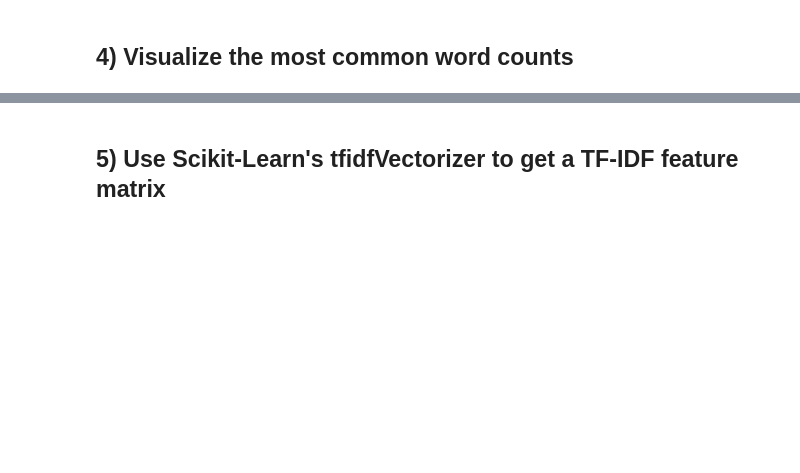
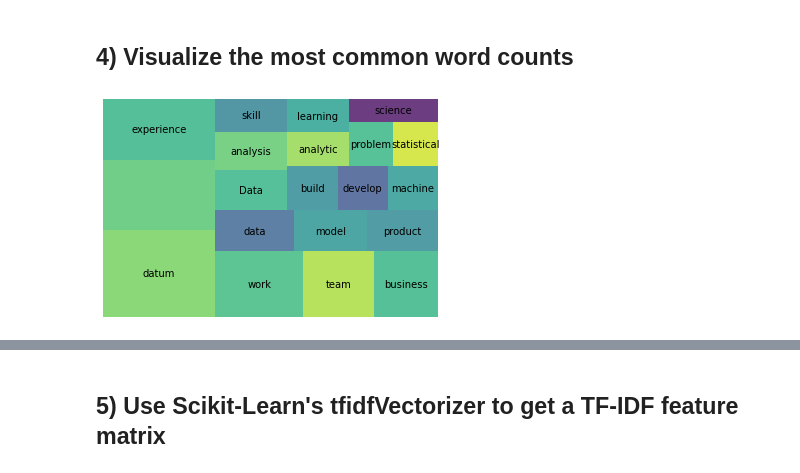
Before and after one commit to amindazad/DS-Unit-4-Sprint-1-NLP, a Jupyter notebook: module2-vector-representations/LS_DS_412_Vector_Representations_Assignment.ipynb, the cells around one changed output, grey strips where cells are left out. Saved outputs shown, nothing was run; the diff lists cells and outputs as text; code cells hidden in the pictures; blank space fills up the shorter version.

```diff
--- a/module2-vector-representations/LS_DS_412_Vector_Representations_Assignment.ipynb
+++ b/module2-vector-representations/LS_DS_412_Vector_Representations_Assignment.ipynb
@@ -111,0 +137,47 @@ raise Exception("\nThis task is not complete. \nReplace this line with your code
+# %%
+##### Your Code Here #####
+# raise Exception("\nThis task is not complete. \nReplace this line with your code for the task."
+from collections import Counter
+
+def count(docs):
+    word_counts = Counter()
+    appears_in = Counter()
+
+    total_docs = len(docs)
+
+    for doc in docs:
+        word_counts.update(doc)
+        appears_in.update(set(doc))
+
+    temp = zip(word_counts.keys(), word_counts.values())
+    wc = pd.DataFrame(temp, columns=['word', 'count'])
+
+    wc['rank'] = wc['count'].rank(method='first', ascending=False)
+
+    total = wc['count'].sum()
+
+    wc['total_pct'] =  wc['count'].apply(lambda x: x / total)
+
+    wc = wc.sort_values(by='rank')
+    wc['cum_pct_total'] = wc['total_pct'].cumsum()
+
+    t2 = zip(appears_in.keys(), appears_in.values())
+    ac = pd.DataFrame(t2, columns=['word', 'appears_in'])
+    wc = ac.merge(wc , on='word')
+
+    wc['appears_in_pct'] = wc['appears_in'].apply(lambda x: x / total_docs)
+
+    return wc.sort_values(by='rank')
+# %%
+import squarify
+import matplotlib.pyplot as plt
+
+wc = count(df['tokens'])
+
+wc_top20 = wc[wc['rank'] <= 20]
+
+squarify.plot(sizes=wc_top20['total_pct'], label=wc_top20['word'], alpha=.8 )
+plt.axis('off')
+plt.show()
+# %% [output]
+[figure, added]
```
Also changed, not shown: parts of 15 cells of this notebook, 11 other files.
